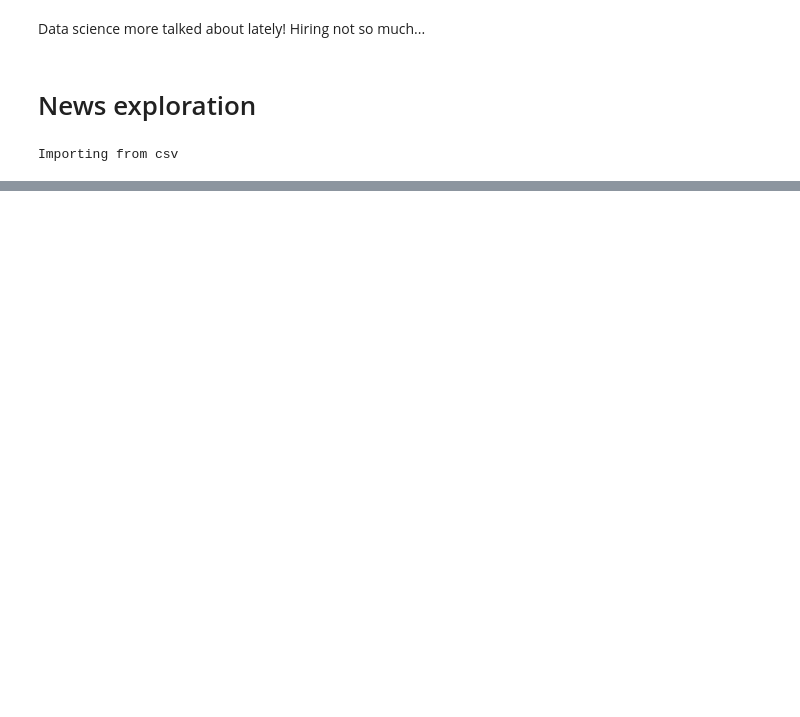
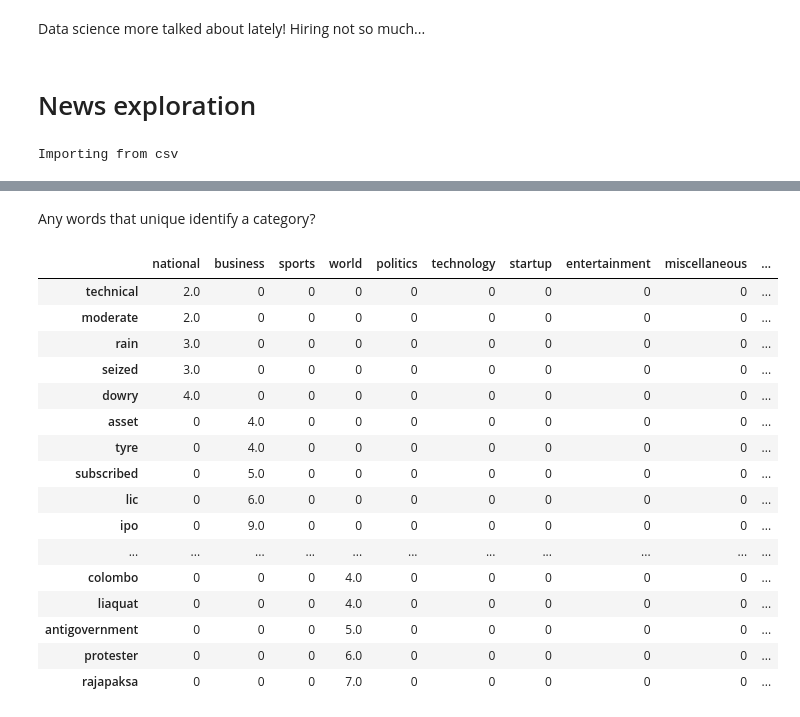
Before and after one commit to jesse-d-marder/natural-language-processing-exercises, a Jupyter notebook: explore.ipynb, the cells around one changed output, grey strips where cells are left out. Drawn from its saved outputs; the diff is of its cells as text; code cells hidden in the pictures; blank space fills up the shorter version.

```diff
--- a/explore.ipynb
+++ b/explore.ipynb
@@ -368,0 +386,2 @@ generate_word_count_df(all_words_df)
+# %% [markdown]
+Any words that unique identify a category?
@@ -368,0 +396,21 @@ generate_word_count_df(all_words_df)
+# %%
+# Display top 20
+unique_words.head(5*4)
+# %% [output]
+|  | national | business | sports | world | politics | technology | startup | entertainment | miscellaneous | ... |
+| technical | 2.0 | 0 | 0 | 0 | 0 | 0 | 0 | 0 | 0 | ... |
+| moderate | 2.0 | 0 | 0 | 0 | 0 | 0 | 0 | 0 | 0 | ... |
+| rain | 3.0 | 0 | 0 | 0 | 0 | 0 | 0 | 0 | 0 | ... |
+| seized | 3.0 | 0 | 0 | 0 | 0 | 0 | 0 | 0 | 0 | ... |
+| dowry | 4.0 | 0 | 0 | 0 | 0 | 0 | 0 | 0 | 0 | ... |
+| asset | 0 | 4.0 | 0 | 0 | 0 | 0 | 0 | 0 | 0 | ... |
+| tyre | 0 | 4.0 | 0 | 0 | 0 | 0 | 0 | 0 | 0 | ... |
+| subscribed | 0 | 5.0 | 0 | 0 | 0 | 0 | 0 | 0 | 0 | ... |
+| lic | 0 | 6.0 | 0 | 0 | 0 | 0 | 0 | 0 | 0 | ... |
+| ipo | 0 | 9.0 | 0 | 0 | 0 | 0 | 0 | 0 | 0 | ... |
+| ... | ... | ... | ... | ... | ... | ... | ... | ... | ... | ... |
+| colombo | 0 | 0 | 0 | 4.0 | 0 | 0 | 0 | 0 | 0 | ... |
+| liaquat | 0 | 0 | 0 | 4.0 | 0 | 0 | 0 | 0 | 0 | ... |
+| antigovernment | 0 | 0 | 0 | 5.0 | 0 | 0 | 0 | 0 | 0 | ... |
+| protester | 0 | 0 | 0 | 6.0 | 0 | 0 | 0 | 0 | 0 | ... |
+| rajapaksa | 0 | 0 | 0 | 7.0 | 0 | 0 | 0 | 0 | 0 | ... |
```
Also changed, not shown: parts of 21 cells of this notebook.
